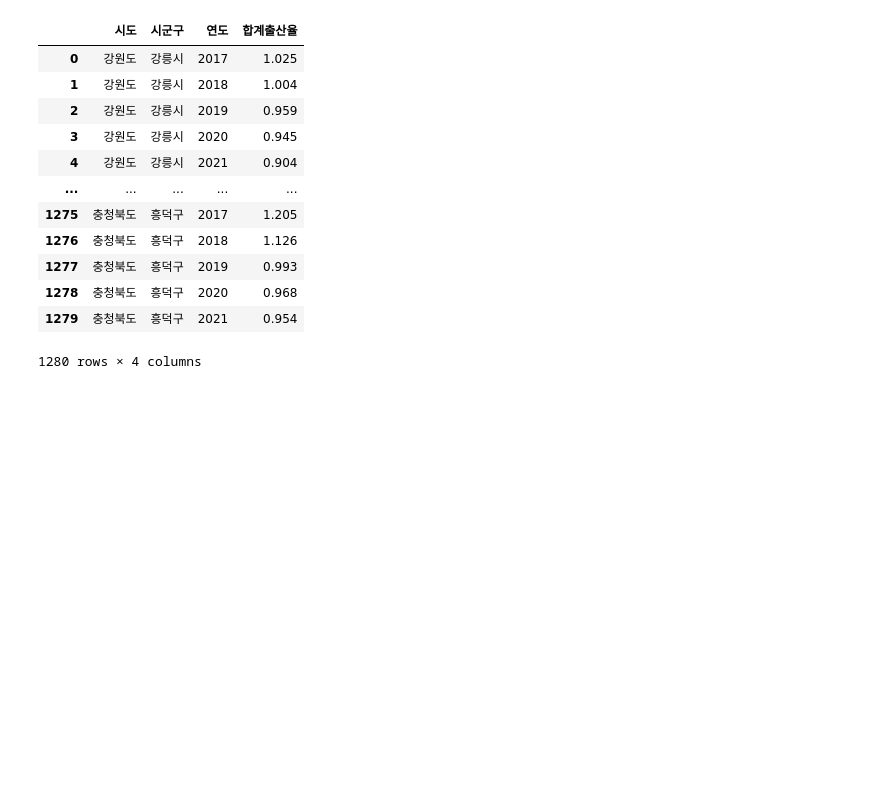
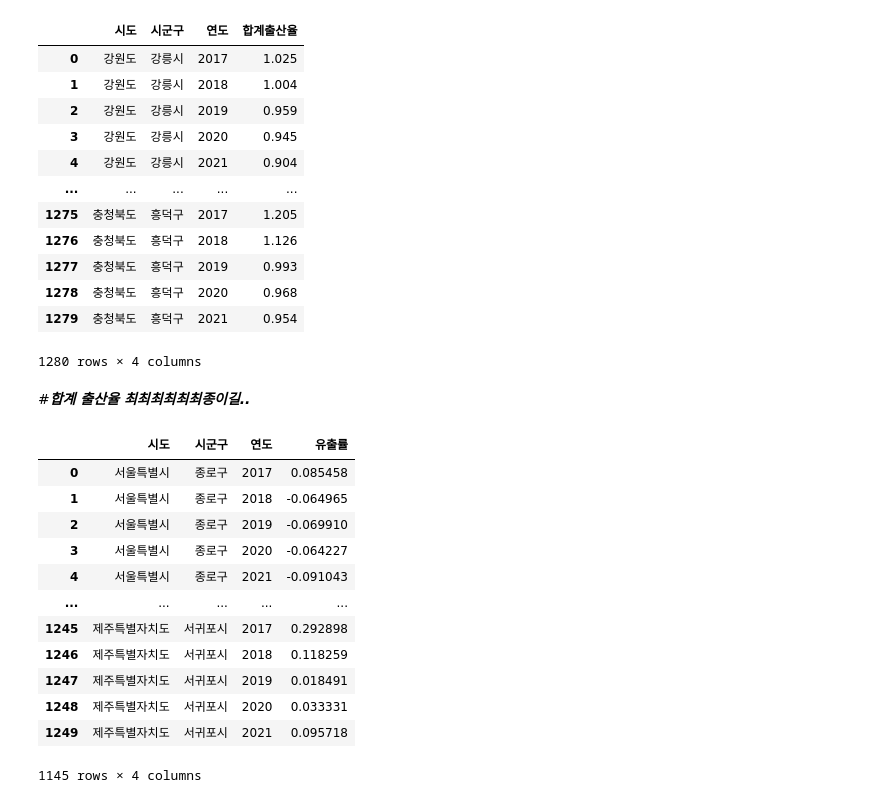
Before and after one commit to sphy1597/data_analysis-DS, a Jupyter notebook: data_analysis(지역별 인구 소멸지수, 시군구 합계출산율).ipynb, the cells around one changed output. Saved outputs shown, nothing was run; the diff lists cells and outputs as text; code cells hidden in the pictures; blank space fills up the shorter version.

```diff
--- a/data_analysis(지역별 인구 소멸지수, 시군구 합계출산율).ipynb
+++ b/data_analysis(지역별 인구 소멸지수, 시군구 합계출산율).ipynb
@@ -75,0 +92,20 @@ fertility_df
+# %% [markdown]
+#***합계 출산율 최최최최최최종이길..***
+# %%
+#지역별 유출율
+ror_df=pd.read_excel('/content/지역별 유출률 2017_2021 최종본.xlsx',index_col=0)
+ror_df
+# %% [output]
+|  | 시도 | 시군구 | 연도 | 유출률 |
+| 0 | 서울특별시 | 종로구 | 2017 | 0.085458 |
+| 1 | 서울특별시 | 종로구 | 2018 | -0.064965 |
+| 2 | 서울특별시 | 종로구 | 2019 | -0.069910 |
+| 3 | 서울특별시 | 종로구 | 2020 | -0.064227 |
+| 4 | 서울특별시 | 종로구 | 2021 | -0.091043 |
+| ... | ... | ... | ... | ... |
+| 1245 | 제주특별자치도 | 서귀포시 | 2017 | 0.292898 |
+| 1246 | 제주특별자치도 | 서귀포시 | 2018 | 0.118259 |
+| 1247 | 제주특별자치도 | 서귀포시 | 2019 | 0.018491 |
+| 1248 | 제주특별자치도 | 서귀포시 | 2020 | 0.033331 |
+| 1249 | 제주특별자치도 | 서귀포시 | 2021 | 0.095718 |
+1145 rows × 4 columns
```
Also changed, not shown: parts of 4 cells of this notebook.
